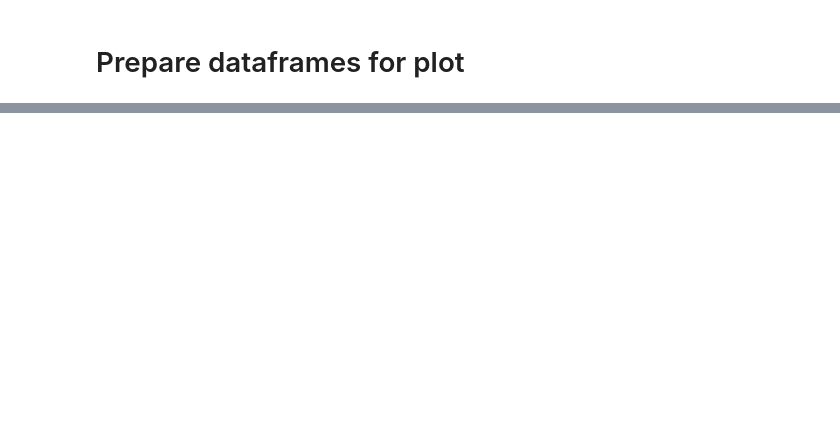
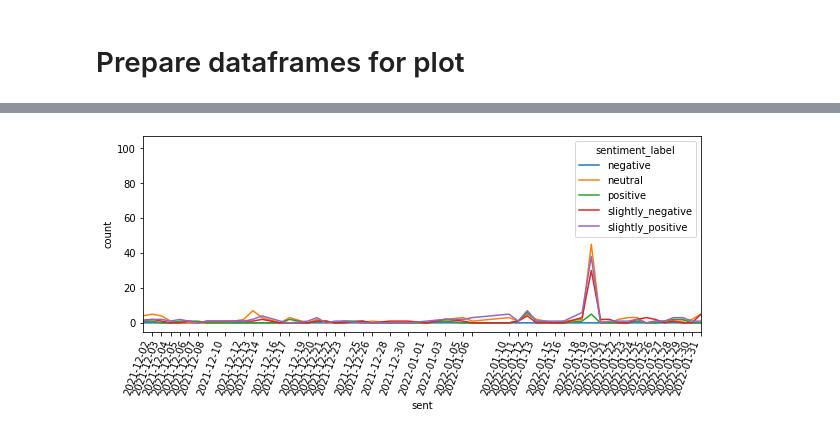
Before and after one commit to muriloarelhano/trabalho-mrs, a Jupyter notebook: main.ipynb, the cells around one changed output, grey strips where cells are left out. Cells and saved outputs as stored; diff of their text form; code cells hidden in the pictures; blank space fills up the shorter version.

```diff
--- a/main.ipynb
+++ b/main.ipynb
@@ -123,4 +131,6 @@ TypeError: descriptor 'date' for 'datetime.datetime' objects doesn't apply to a
 # %%
 table = pd.pivot_table(messages_testzada, values='count', index=['sent'], columns=['sentiment_label'], fill_value=0)
 
-ax = table.plot(xticks=table.index, ylabel='count',figsize=(30,8), rot=70, xlim=[datetime.date(2021, 12, 1), datetime.date(2022, 1, 31)])
+ax = table.plot(xticks=table.index, ylabel='count',figsize=(10,4), rot=70, xlim=[datetime.date(2021, 12, 1), datetime.date(2022, 1, 31)])
+# %% [output]
+[figure, added]
```
Also changed, not shown: parts of 2 cells of this notebook.
